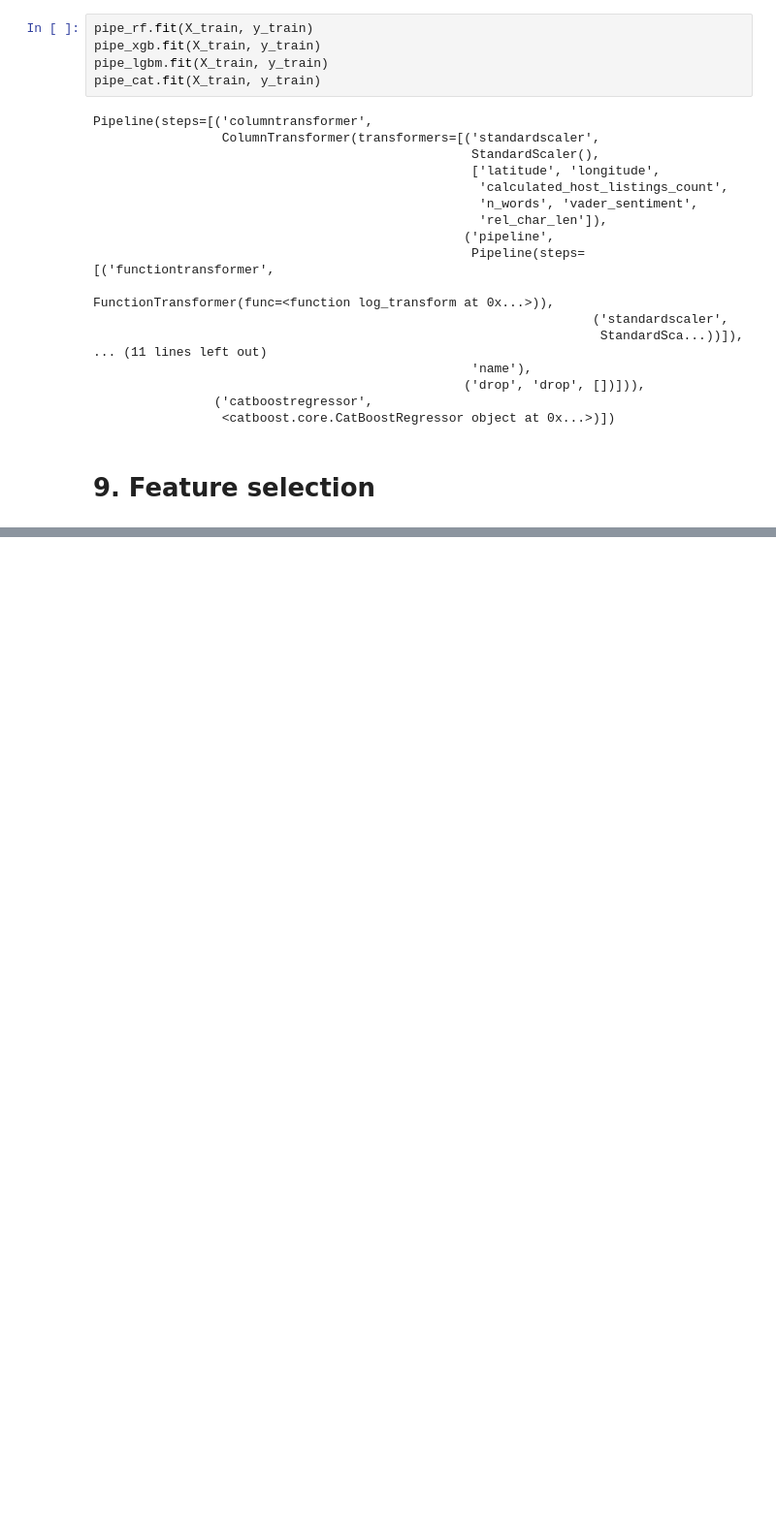
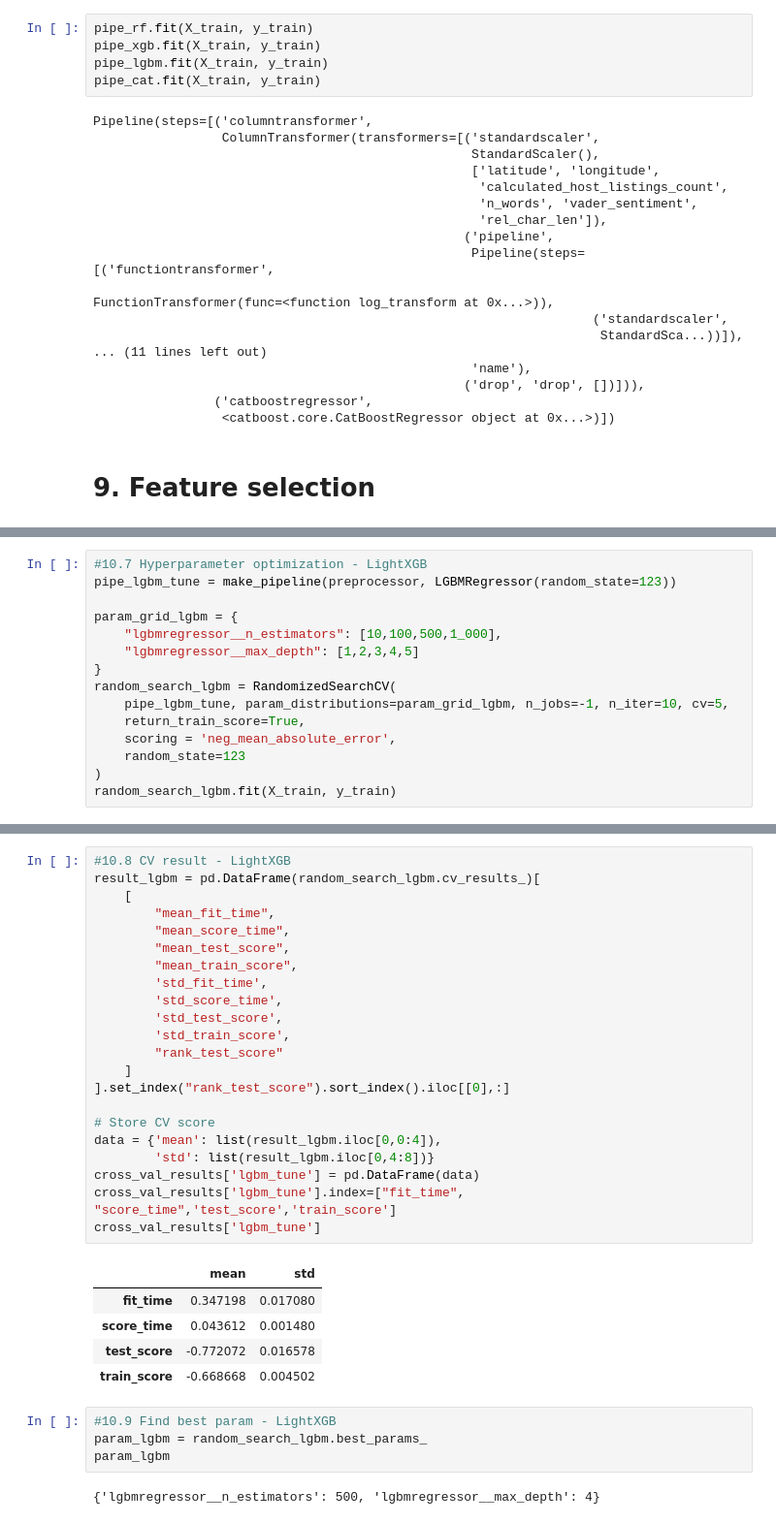
Before and after one commit to Suraporn/airBnB_data_analysis, a Jupyter notebook: airbnb.ipynb, the cells around one changed output, grey strips where cells are left out. Shown at 97% size. Drawn from its saved outputs; the diff is of its cells as text; blank space fills up the shorter version.

```diff
--- a/airbnb.ipynb
+++ b/airbnb.ipynb
@@ -984,0 +1172,15 @@ Pipeline(steps=[('columntransformer',
+# %%
+#10.7 Hyperparameter optimization - LightXGB
+pipe_lgbm_tune = make_pipeline(preprocessor, LGBMRegressor(random_state=123))
+
+param_grid_lgbm = {
+    "lgbmregressor__n_estimators": [10,100,500,1_000],
+    "lgbmregressor__max_depth": [1,2,3,4,5]
+}
+random_search_lgbm = RandomizedSearchCV(
+    pipe_lgbm_tune, param_distributions=param_grid_lgbm, n_jobs=-1, n_iter=10, cv=5,
+    return_train_score=True,
+    scoring = 'neg_mean_absolute_error',
+    random_state=123
+)
+random_search_lgbm.fit(X_train, y_train)
@@ -984,0 +1205,34 @@ Pipeline(steps=[('columntransformer',
+# %%
+#10.8 CV result - LightXGB
+result_lgbm = pd.DataFrame(random_search_lgbm.cv_results_)[
+    [
+        "mean_fit_time",
+        "mean_score_time",
+        "mean_test_score",
+        "mean_train_score",
+        'std_fit_time',
+        'std_score_time',
+        'std_test_score',
+        'std_train_score',
+        "rank_test_score"
+    ]
+].set_index("rank_test_score").sort_index().iloc[[0],:]
+
+# Store CV score
+data = {'mean': list(result_lgbm.iloc[0,0:4]),
+        'std': list(result_lgbm.iloc[0,4:8])}
+cross_val_results['lgbm_tune'] = pd.DataFrame(data)
+cross_val_results['lgbm_tune'].index=["fit_time", "score_time",'test_score','train_score']
+cross_val_results['lgbm_tune']
+# %% [output]
+|  | mean | std |
+| fit_time | 0.347198 | 0.017080 |
+| score_time | 0.043612 | 0.001480 |
+| test_score | -0.772072 | 0.016578 |
+| train_score | -0.668668 | 0.004502 |
+# %%
+#10.9 Find best param - LightXGB
+param_lgbm = random_search_lgbm.best_params_
+param_lgbm
+# %% [output]
+{'lgbmregressor__n_estimators': 500, 'lgbmregressor__max_depth': 4}
```
Also changed, not shown: parts of 18 cells of this notebook, 4 other files.
